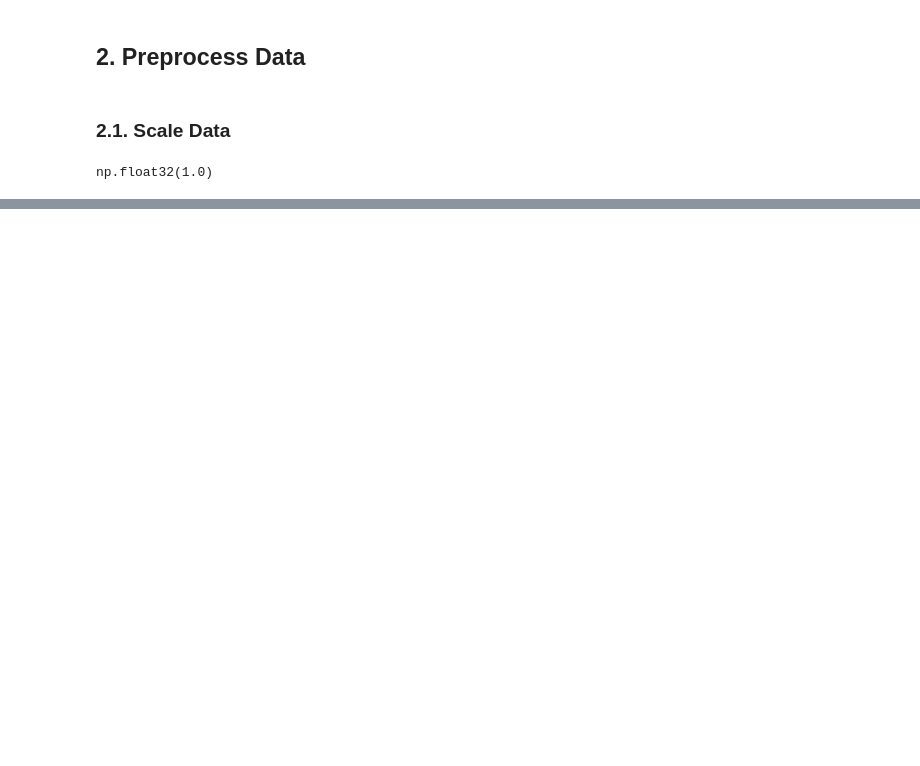
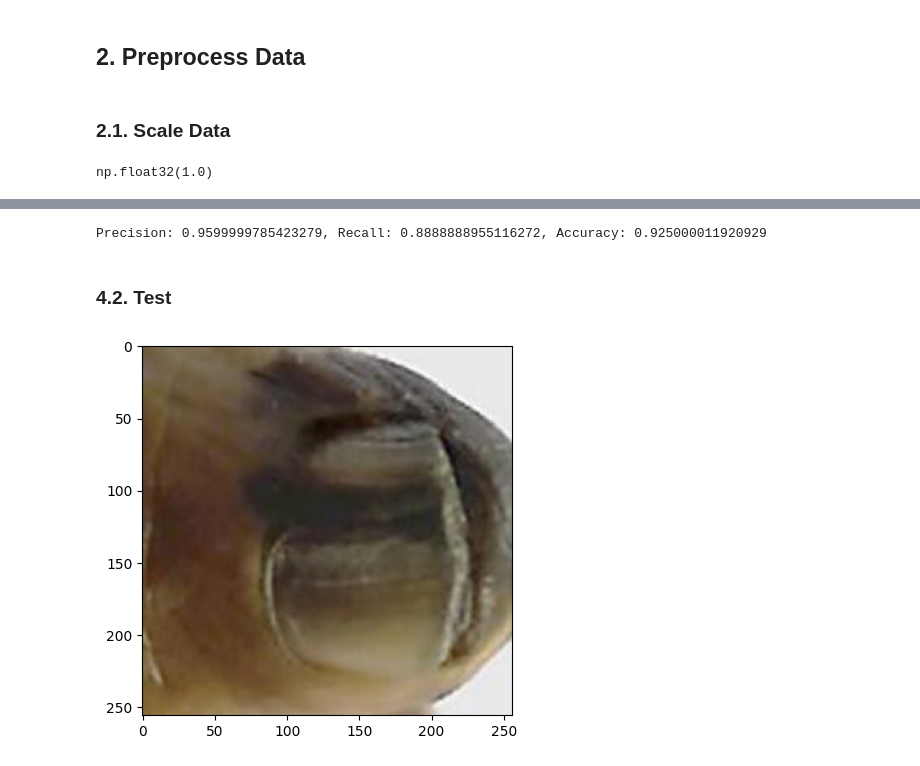
Before and after one commit to farisfaikar/cnn-nail, a Jupyter notebook: NailClassification.ipynb, the cells around one changed output, grey strips where cells are left out. Saved outputs shown, nothing was run; the diff lists cells and outputs as text; code cells hidden in the pictures; blank space fills up the shorter version.

Commit message:
wip: finish NailClassification (kinda, output still bugged though)

```diff
--- a/NailClassification.ipynb
+++ b/NailClassification.ipynb
@@ -159,0 +289,6 @@ data
+# %%
+print(f"Precision: {precision.result().numpy()}, Recall: {recall.result().numpy()}, Accuracy: {accuracy.result().numpy()}")
+# %% [output]
+Precision: 0.9599999785423279, Recall: 0.8888888955116272, Accuracy: 0.925000011920929
+# %% [markdown]
+### **4.2. Test**
@@ -159,0 +297,6 @@ data
+# %%
+img = cv2.imread("Dataset/Original/Training/NailMelanoma/NailMelanoma (2).jpg")
+plt.imshow(cv2.cvtColor(img, cv2.COLOR_BGR2RGB))
+plt.show()
+# %% [output]
+[figure, added]
```
Also changed, not shown: parts of 42 cells of this notebook.
